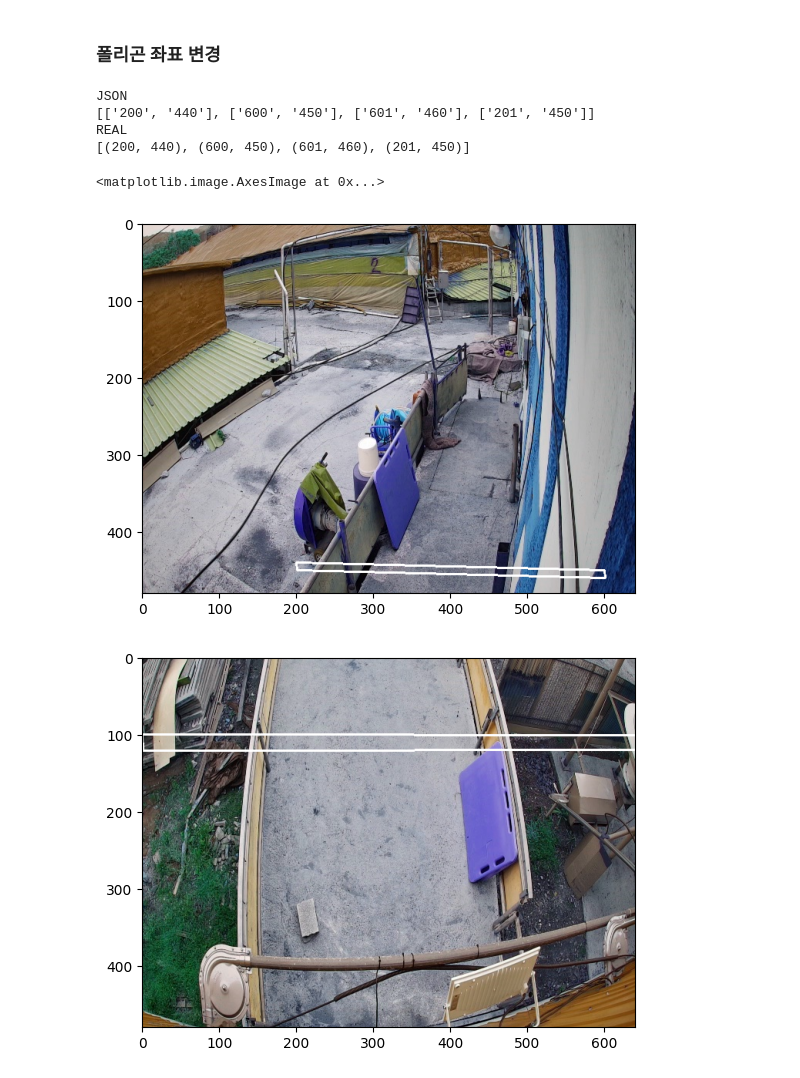
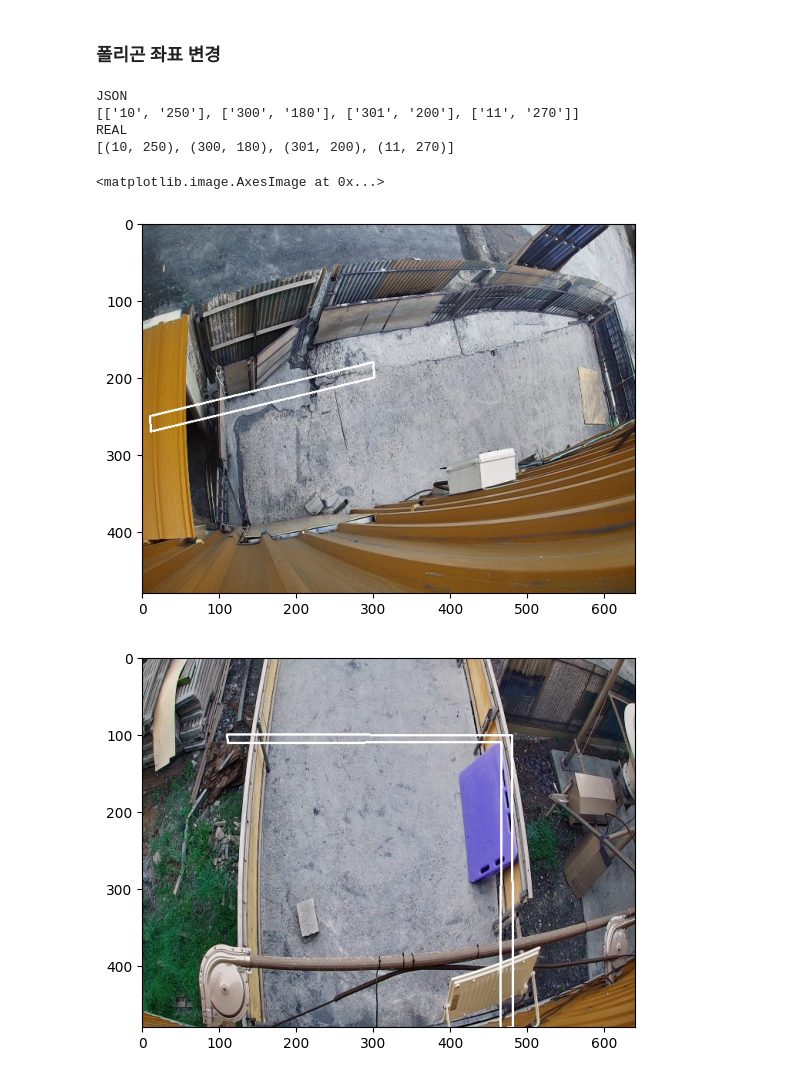
Before and after one commit to ANNJUNGCHAN/SUNJIN.AICCTV, a Jupyter notebook: AICCTV/SETTING.ipynb, the cells around one changed output. Cells and saved outputs as stored; diff of their text form; code cells hidden in the pictures.

Commit message:
counter 코드 대폭 수정

```diff
--- a/AICCTV/SETTING.ipynb
+++ b/AICCTV/SETTING.ipynb
@@ -22,42 +22,42 @@ from shapely.geometry import LineString, Point, Polygon
 setting_path = '/code/setting/'
 sample_path = '/code/sample'
 Farm = 'BUGUN'
-house = 'Dong_4'
-counter = 'OUT'
+house = 'Dong_1'
+counter = 'DEAD'
 
 image_path = os.path.join(sample_path, Farm + "_" + house + "_" + counter + ".jpg")
 
 with open(os.path.join(setting_path, Farm + '.json'), 'r') as f :
     json_data = json.load(f)
 
 ## 카메라 번호 찾기
 cam_name_dict = json_data['CAM_NAME']
 reverse_cam_name_dict = {v:k for k,v in cam_name_dict.items()}
 cam_no = reverse_cam_name_dict[house]
 
 ## 현재 json 파일에 적혀있는 것
 rect = json_data['MULTI_CAM'][cam_no][counter]
 print("JSON")
 print(rect)
 
 rtsp, region_points = SearchParam(setting_path, Farm, house, counter)
 
 ## 실제 적용되는 좌표
 print("REAL")
 print(region_points)
 
 ## 사진 출력
 image = cv2.imread(image_path)
 points_array = np.array(region_points, dtype=np.int32)
 cv2.polylines(image, [points_array], isClosed=True, color = (255, 255, 255), thickness=2)
 plt.imshow(image)
 # %% [output]
 JSON
-[['200', '440'], ['600', '450'], ['601', '460'], ['201', '450']]
+[['10', '250'], ['300', '180'], ['301', '200'], ['11', '270']]
 REAL
-[(200, 440), (600, 450), (601, 460), (201, 450)]
+[(10, 250), (300, 180), (301, 200), (11, 270)]
 <matplotlib.image.AxesImage at 0x...>
-[figure, old version]
+[figure, new version]
 # %%
 ### 라인 변경
 
@@ -67,10 +67,10 @@ setting_path = '/code/setting/'
 sample_path = '/code/sample'
 Farm = 'BUGUN'
 house = 'Dong_3_FRONT'
-counter = 'OUT'
+counter = 'DEAD'
 
 ### 변경하고 싶은 좌표
-rect = [['0', '100'], ['700', '101'], ['701', '120'], ['1', '121']]
+rect = [['110', '100'], ['480', '101'], ['481', '480'], ['465', '481'], ['466','110'], ['111','111']]
 
 ### 좌표 수정
 region_points = []
@@ -101,4 +101,4 @@ json_data["MULTI_CAM"][cam_no][counter] = rect
 with open(os.path.join(setting_path, Farm + '.json'), 'w') as json_file:
     json.dump(json_data, json_file, indent=4)
 # %% [output]
-[figure, old version]
+[figure, new version]
```
Also changed, not shown: 6 other files.
